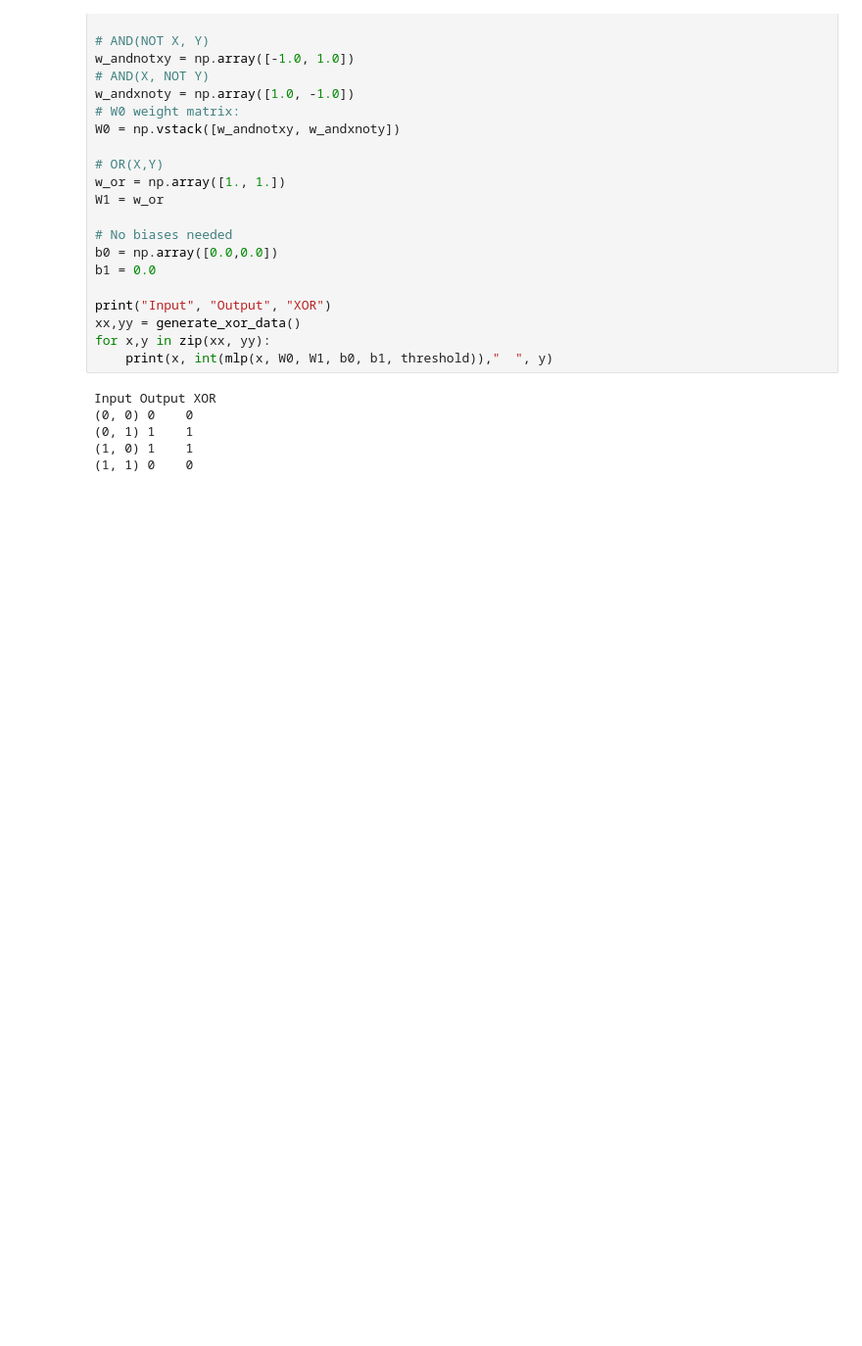
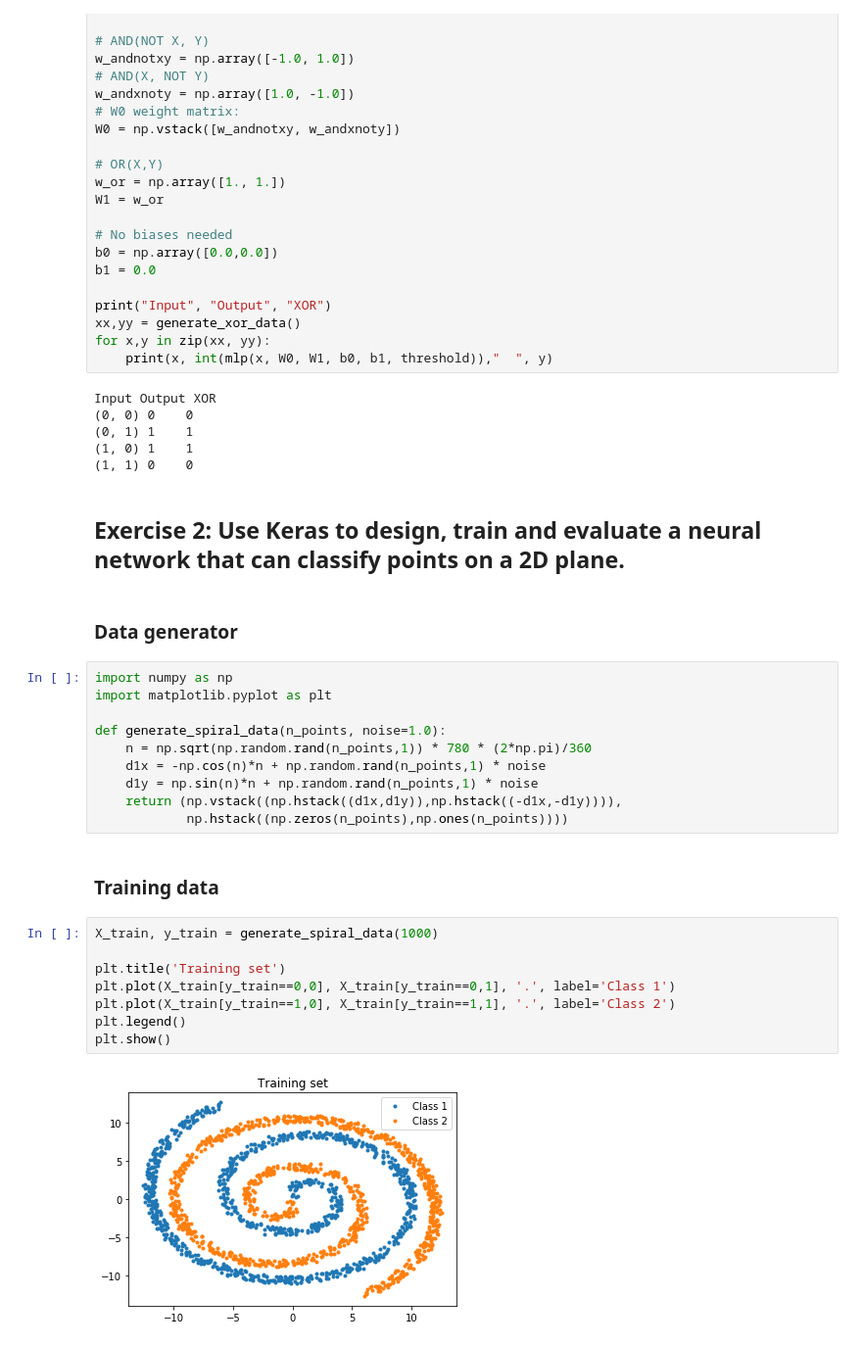
Before and after one commit to JaneliaMLCourse/JaneliaMLCourse, a Jupyter notebook: lecture_3/lab_3_solutions.ipynb, the cells around one changed output. Shown: that part at 98% size. Cells and saved outputs as stored; diff of their text form; blank space fills up the shorter version.

```diff
--- a/lecture_3/lab_3_solutions.ipynb
+++ b/lecture_3/lab_3_solutions.ipynb
@@ -101,3 +101,29 @@ Input Output XOR
 (0, 1) 1    1
 (1, 0) 1    1
 (1, 1) 0    0
+# %% [markdown]
+## Exercise 2: Use Keras to design, train and evaluate a neural network that can classify points on a 2D plane.
+# %% [markdown]
+### Data generator
+# %%
+import numpy as np
+import matplotlib.pyplot as plt
+
+def generate_spiral_data(n_points, noise=1.0):
+    n = np.sqrt(np.random.rand(n_points,1)) * 780 * (2*np.pi)/360
+    d1x = -np.cos(n)*n + np.random.rand(n_points,1) * noise
+    d1y = np.sin(n)*n + np.random.rand(n_points,1) * noise
+    return (np.vstack((np.hstack((d1x,d1y)),np.hstack((-d1x,-d1y)))),
+            np.hstack((np.zeros(n_points),np.ones(n_points))))
+# %% [markdown]
+### Training data
+# %%
+X_train, y_train = generate_spiral_data(1000)
+
+plt.title('Training set')
+plt.plot(X_train[y_train==0,0], X_train[y_train==0,1], '.', label='Class 1')
+plt.plot(X_train[y_train==1,0], X_train[y_train==1,1], '.', label='Class 2')
+plt.legend()
+plt.show()
+# %% [output]
+[figure, added]
```
Also changed, not shown: parts of 20 cells of this notebook.
